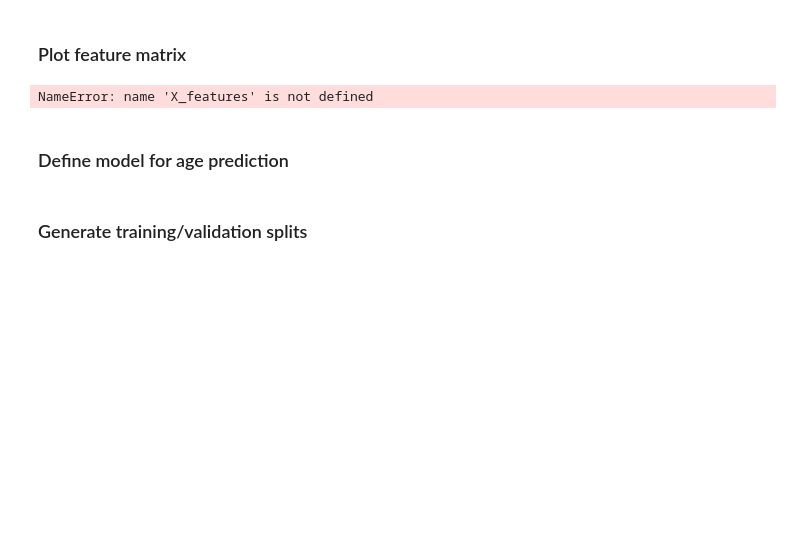
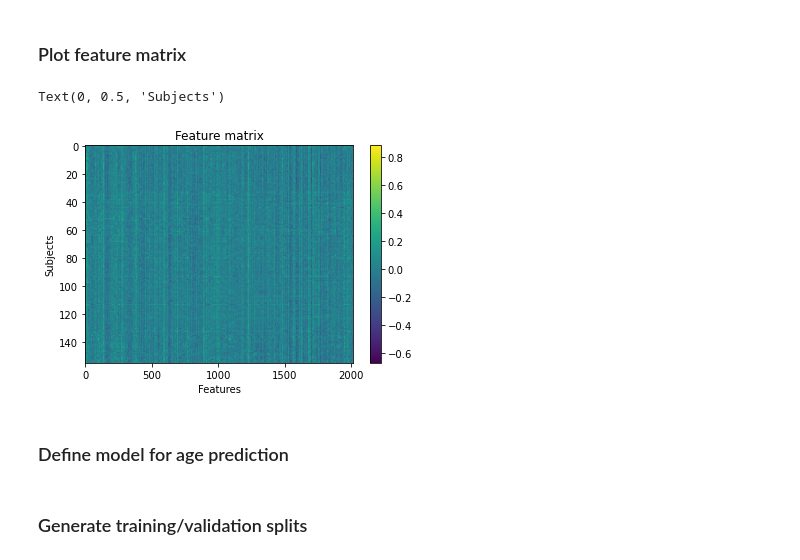
Before and after one commit to brainhack-school2020/stephaniealley_bhs2020_project, a Jupyter notebook: Command_Files/rs-fMRI_age_prediction.ipynb, the cells around one changed output. Drawn from its saved outputs; the diff is of its cells as text; code cells hidden in the pictures; blank space fills up the shorter version.

```diff
--- a/Command_Files/rs-fMRI_age_prediction.ipynb
+++ b/Command_Files/rs-fMRI_age_prediction.ipynb
@@ -190,13 +201,14 @@ NameError: name 'corr_measure' is not defined
 # %%
 import matplotlib.pyplot as plt
 
-plt.imshow(X_features, aspect='auto')
+plt.imshow(X_features_BASC_all, aspect='auto')
 plt.colorbar()
 plt.title('Feature matrix')
 plt.xlabel('Features')
 plt.ylabel('Subjects')
 # %% [output]
-NameError: name 'X_features' is not defined
+Text(0, 0.5, 'Subjects')
+[figure, added]
 # %% [markdown]
 ### Define model for age prediction
 # %%
```
Also changed, not shown: parts of 72 cells of this notebook.
